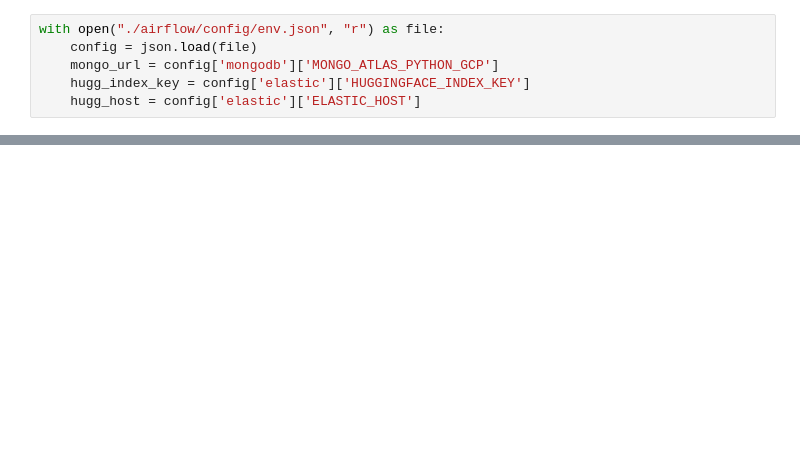
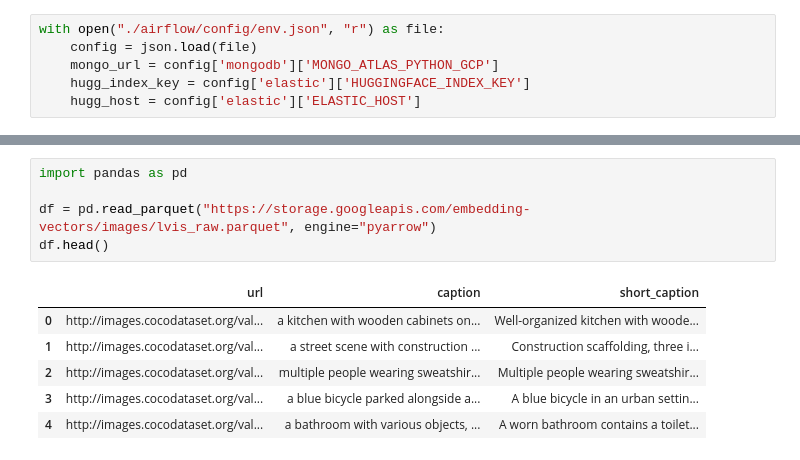
Before and after one commit to Narius2030/DataLake-Solution-IMCP, a Jupyter notebook: demo_gold.ipynb, the cells around one changed output, grey strips where cells are left out. Cells and saved outputs as stored; diff of their text form; blank space fills up the shorter version.

Commit message:
feat: research ingest data up to GCP - Cloud Storage

```diff
--- a/demo_gold.ipynb
+++ b/demo_gold.ipynb
@@ -90,0 +199,12 @@ with Elasticsearch(hosts=hugg_host, api_key=hugg_index_key) as es:
+# %%
+import pandas as pd
+
+df = pd.read_parquet("https://storage.googleapis.com/embedding-vectors/images/lvis_raw.parquet", engine="pyarrow")
+df.head()
+# %% [output]
+|  | url | caption | short_caption |
+| 0 | http://images.cocodataset.org/val... | a kitchen with wooden cabinets on... | Well-organized kitchen with woode... |
+| 1 | http://images.cocodataset.org/val... | a street scene with construction ... | Construction scaffolding, three i... |
+| 2 | http://images.cocodataset.org/val... | multiple people wearing sweatshir... | Multiple people wearing sweatshir... |
+| 3 | http://images.cocodataset.org/val... | a blue bicycle parked alongside a... | A blue bicycle in an urban settin... |
+| 4 | http://images.cocodataset.org/val... | a bathroom with various objects, ... | A worn bathroom contains a toilet... |
```
Also changed, not shown: parts of 8 cells of this notebook, 1 other file.
